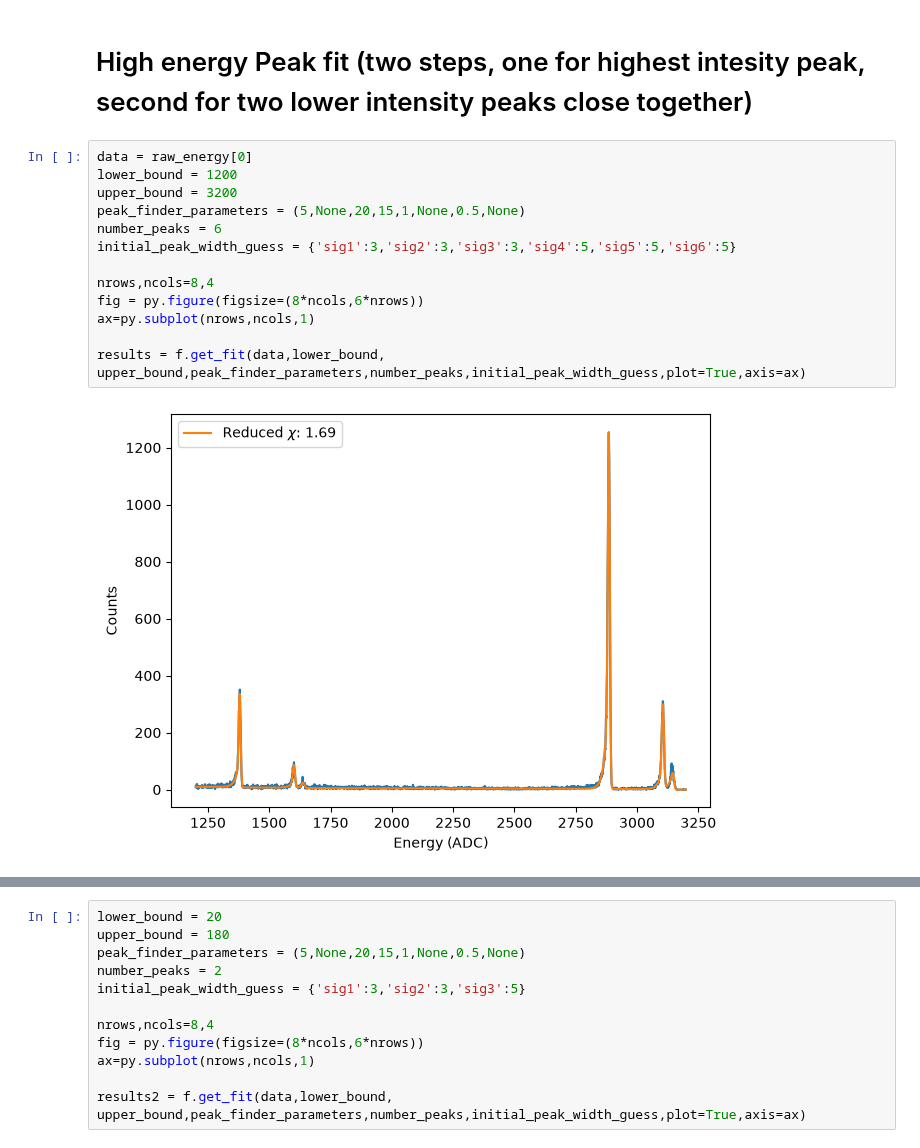
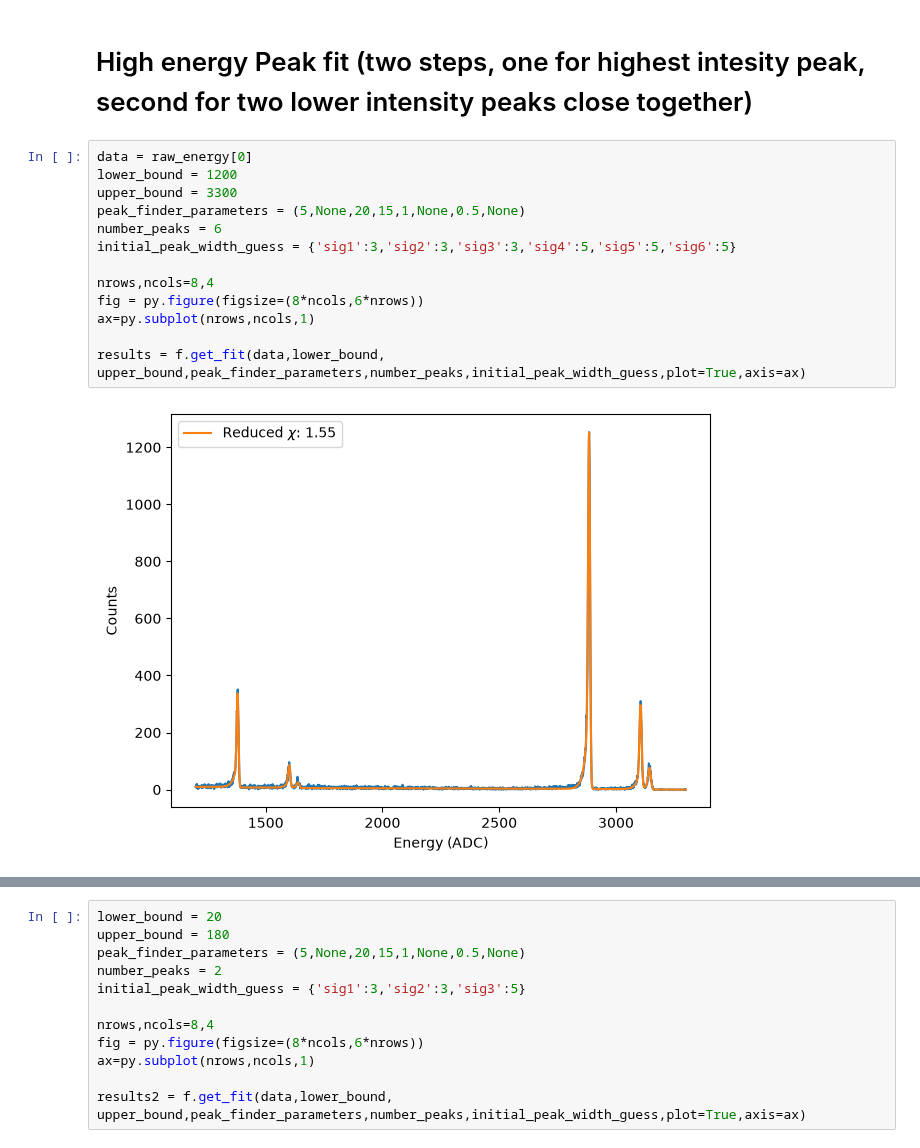
Before and after one commit to arlee-shelby/CalibrationNet, a Jupyter notebook: ExampleFitting.ipynb, the cells around one changed output, grey strips where cells are left out. Drawn from its saved outputs; the diff is of its cells as text.

```diff
--- a/ExampleFitting.ipynb
+++ b/ExampleFitting.ipynb
@@ -49,15 +49,15 @@ plt.show()
 # %%
 data = raw_energy[0]
 lower_bound = 1200
-upper_bound = 3200
+upper_bound = 3300
 peak_finder_parameters = (5,None,20,15,1,None,0.5,None)
 number_peaks = 6
 initial_peak_width_guess = {'sig1':3,'sig2':3,'sig3':3,'sig4':5,'sig5':5,'sig6':5}
 
 nrows,ncols=8,4
 fig = py.figure(figsize=(8*ncols,6*nrows))
 ax=py.subplot(nrows,ncols,1)
 
 results = f.get_fit(data,lower_bound, upper_bound,peak_finder_parameters,number_peaks,initial_peak_width_guess,plot=True,axis=ax)
 # %% [output]
-[figure, old version]
+[figure, new version]
```
Also changed, not shown: parts of 3 cells of this notebook, 21 other files.
